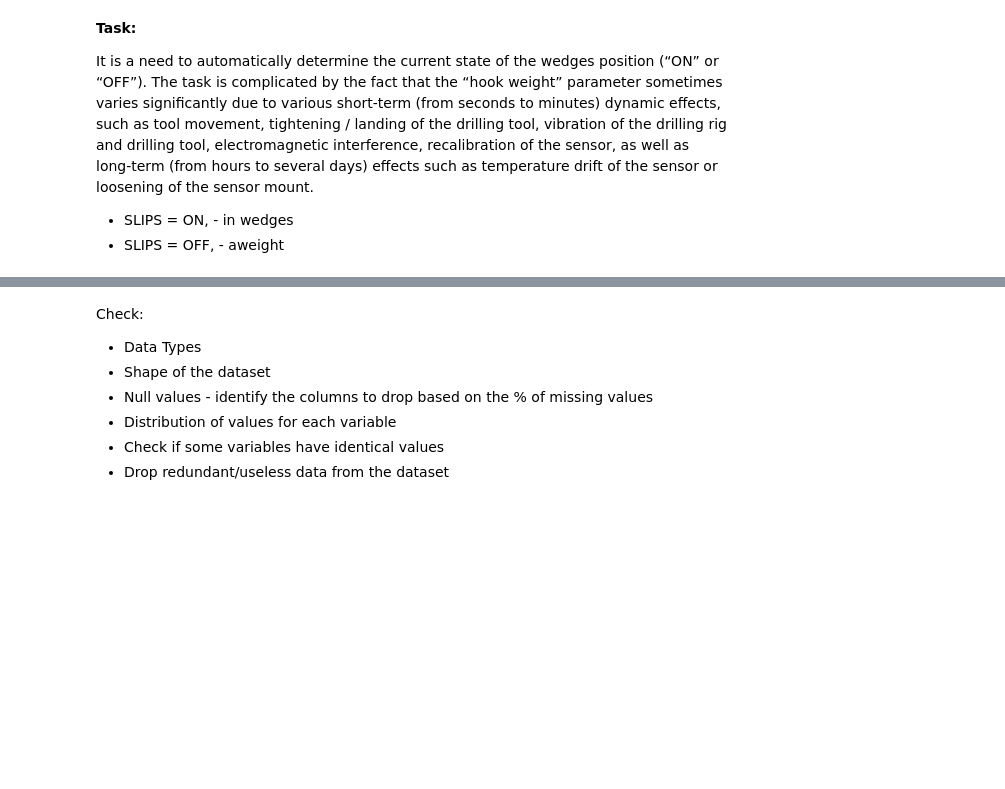
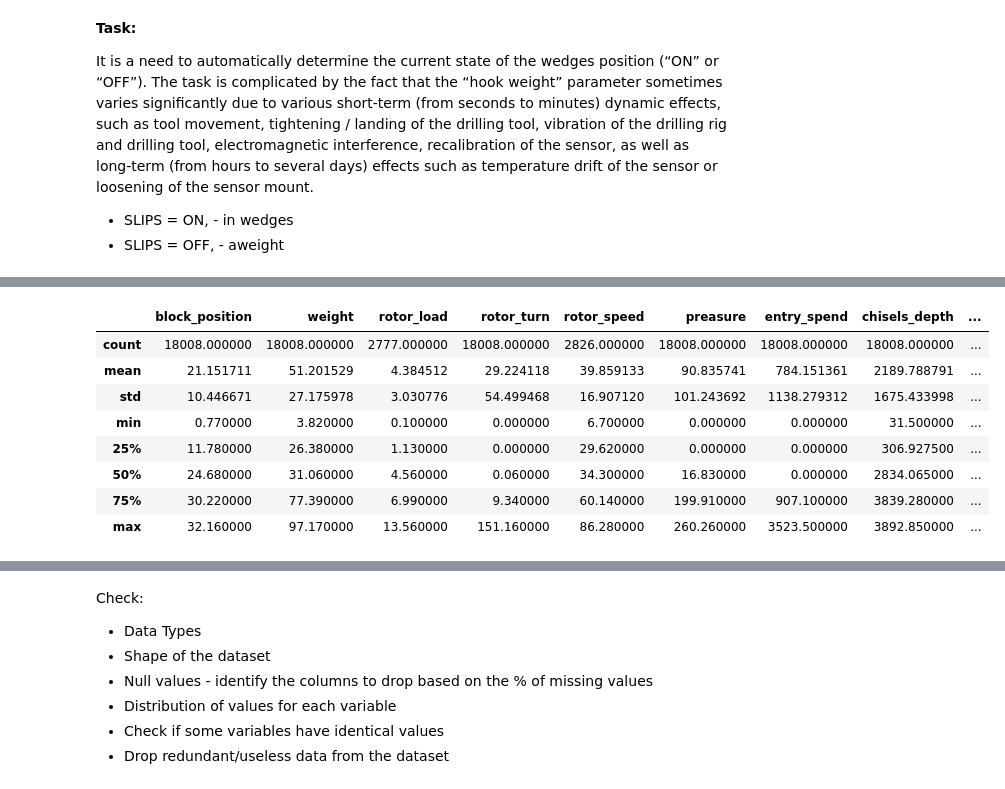
Before and after one commit to Kinetikm/AppliedPythonF2019, a Jupyter notebook: lectures/lecture_08_ml/notebooks/Determining_wedge_position.ipynb, the cells around one changed output, grey strips where cells are left out. Cells and saved outputs as stored; diff of their text form; code cells hidden in the pictures; blank space fills up the shorter version.

```diff
--- a/lectures/lecture_08_ml/notebooks/Determining_wedge_position.ipynb
+++ b/lectures/lecture_08_ml/notebooks/Determining_wedge_position.ipynb
@@ -85,0 +122,12 @@ data.head()
+# %%
+data.describe()
+# %% [output]
+|  | block_position | weight | rotor_load | rotor_turn | rotor_speed | preasure | entry_spend | chisels_depth | ... |
+| count | 18008.000000 | 18008.000000 | 2777.000000 | 18008.000000 | 2826.000000 | 18008.000000 | 18008.000000 | 18008.000000 | ... |
+| mean | 21.151711 | 51.201529 | 4.384512 | 29.224118 | 39.859133 | 90.835741 | 784.151361 | 2189.788791 | ... |
+| std | 10.446671 | 27.175978 | 3.030776 | 54.499468 | 16.907120 | 101.243692 | 1138.279312 | 1675.433998 | ... |
+| min | 0.770000 | 3.820000 | 0.100000 | 0.000000 | 6.700000 | 0.000000 | 0.000000 | 31.500000 | ... |
+| 25% | 11.780000 | 26.380000 | 1.130000 | 0.000000 | 29.620000 | 0.000000 | 0.000000 | 306.927500 | ... |
+| 50% | 24.680000 | 31.060000 | 4.560000 | 0.060000 | 34.300000 | 16.830000 | 0.000000 | 2834.065000 | ... |
+| 75% | 30.220000 | 77.390000 | 6.990000 | 9.340000 | 60.140000 | 199.910000 | 907.100000 | 3839.280000 | ... |
+| max | 32.160000 | 97.170000 | 13.560000 | 151.160000 | 86.280000 | 260.260000 | 3523.500000 | 3892.850000 | ... |
```
Also changed, not shown: parts of 7 cells of this notebook, 11 other files.
